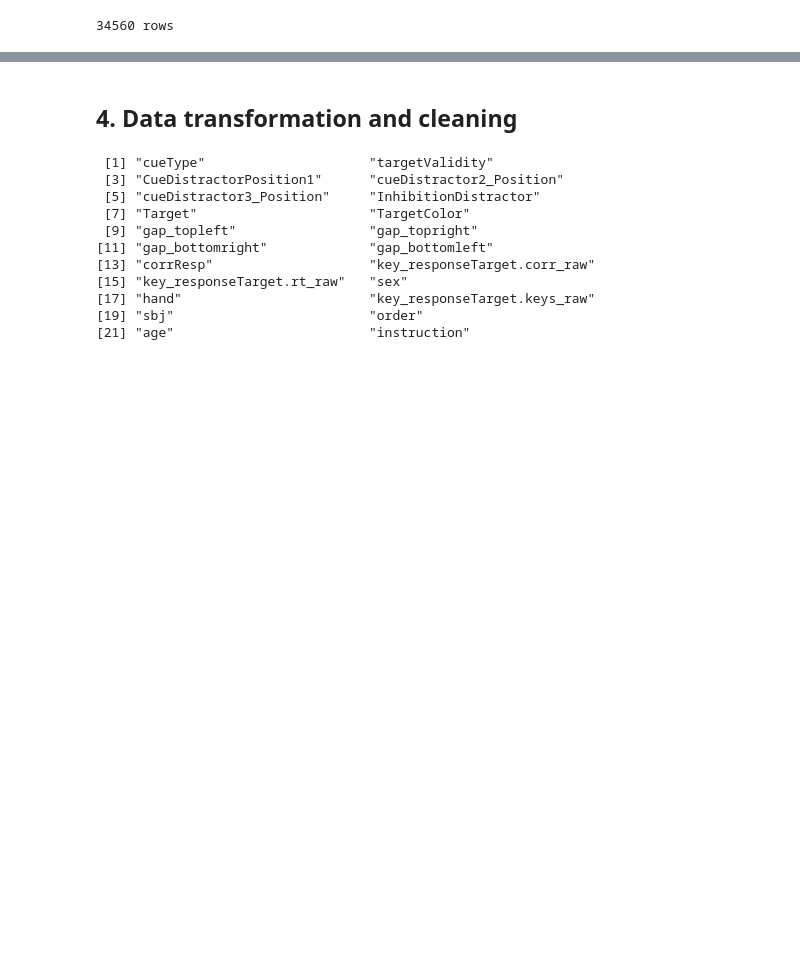
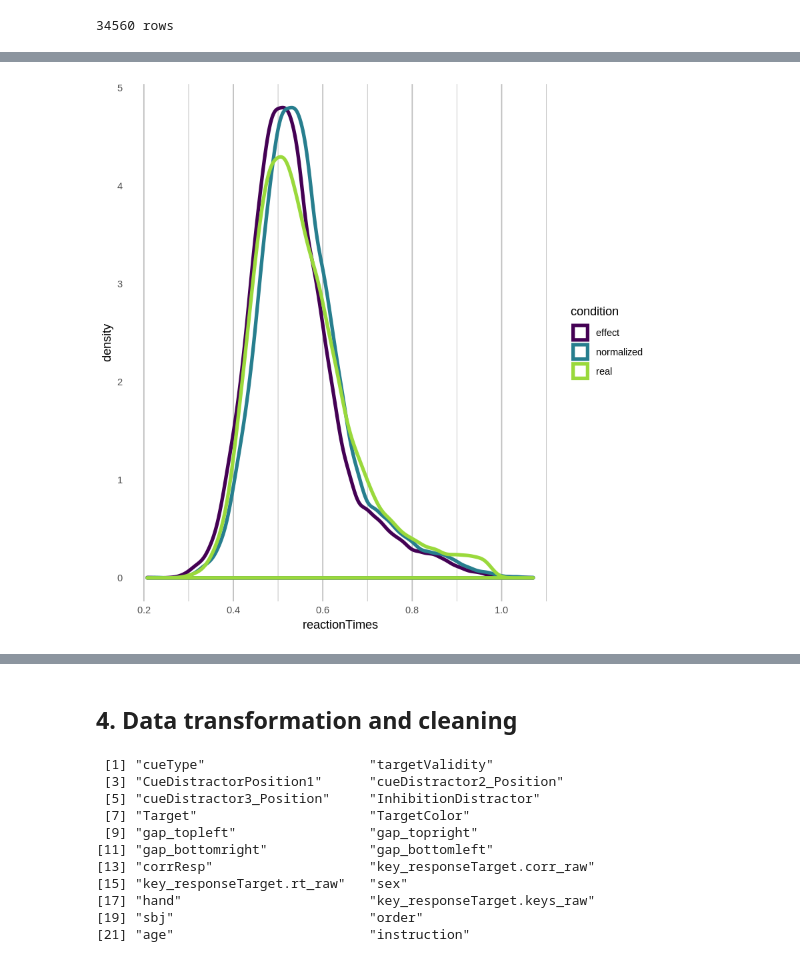
Before and after one commit to dominikpegler/r_analyze_experimental_data, a Jupyter notebook: final_project.ipynb, the cells around one changed output, grey strips where cells are left out. Cells and saved outputs as stored; diff of their text form; code cells hidden in the pictures; blank space fills up the shorter version.

```diff
--- a/final_project.ipynb
+++ b/final_project.ipynb
@@ -48,0 +201,11 @@ cat(nrow(df), "rows")
+# %%
+data_unique <- unique(data, by = "sbj")
+
+sbj <- data_unique[, .(meanAge = round(mean(age), 2),
+                       sdAge = round(sd(age), 2),
+                       medianAge = as.double(median(age)),
+                       minAge = min(age),
+                       maxAge = max(age),
+                       n = length(sbj),
+                       woman = sum(sex == "w"),
+                       man = sum(sex == "m"))]
@@ -48,0 +225,5 @@ cat(nrow(df), "rows")
+# %%
+data_trimmed_correct$condition <- paste(data_trimmed_correct$targetValidity,
+                                        data_trimmed_correct$cueType, sep = "_")
+
+# Normalize reaction times------------------------------------------------------
@@ -48,0 +283,23 @@ cat(nrow(df), "rows")
+# %%
+# Plot distributions------------------------------------------------------------
+
+effect <- 0.02 # minimal relevant effect size to simulate
+condition <- rep(c("real", "normalized", "effect"),
+                 each = length(data_trimmed_correct$RTnormalized_real))
+reactionTimes <- c(data_trimmed_correct$reactionTime,
+                   data_trimmed_correct$RTnormalized_real,
+                   data_trimmed_correct$RTnormalized_real - effect)
+
+rt_distributions <- data.table(conditon = condition, reactionTimes = reactionTimes)
+
+mean_rt <- rt_distributions[, .(meanRT = mean(reactionTimes)), by = .(condition)]
+
+ggplot(rt_distributions, aes(reactionTimes, color = condition)) +
+  geom_density(size = 1.5) +
+  scale_color_viridis_d(end = 0.85) +
+  theme(panel.background = element_blank(),
+        panel.grid = element_line(color = "gray"),
+        panel.grid.minor.y = element_blank(),
+        panel.grid.major.y = element_blank())
+# %% [output]
+[figure, added]
```
Also changed, not shown: parts of 33 cells of this notebook, 3 other files.
